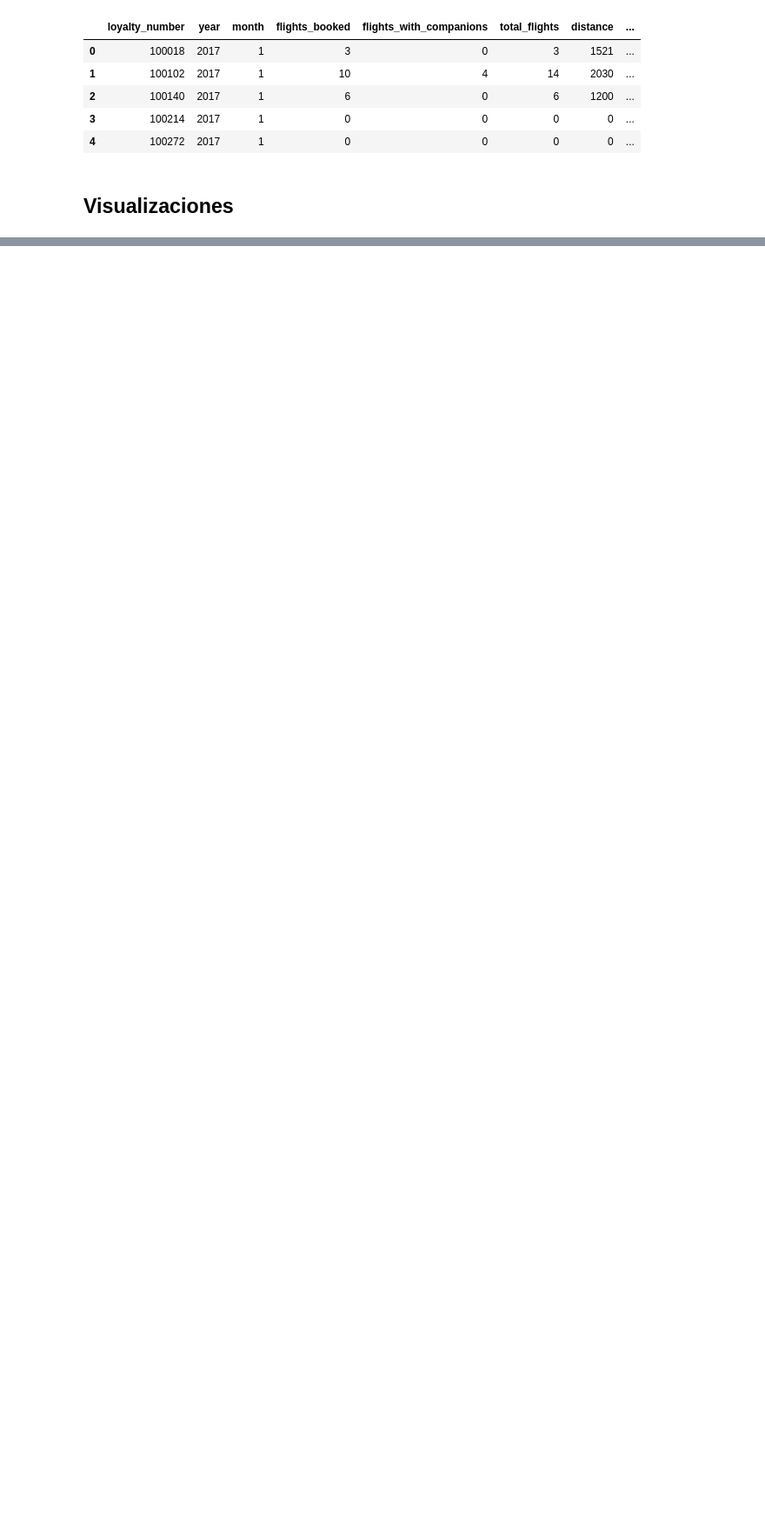
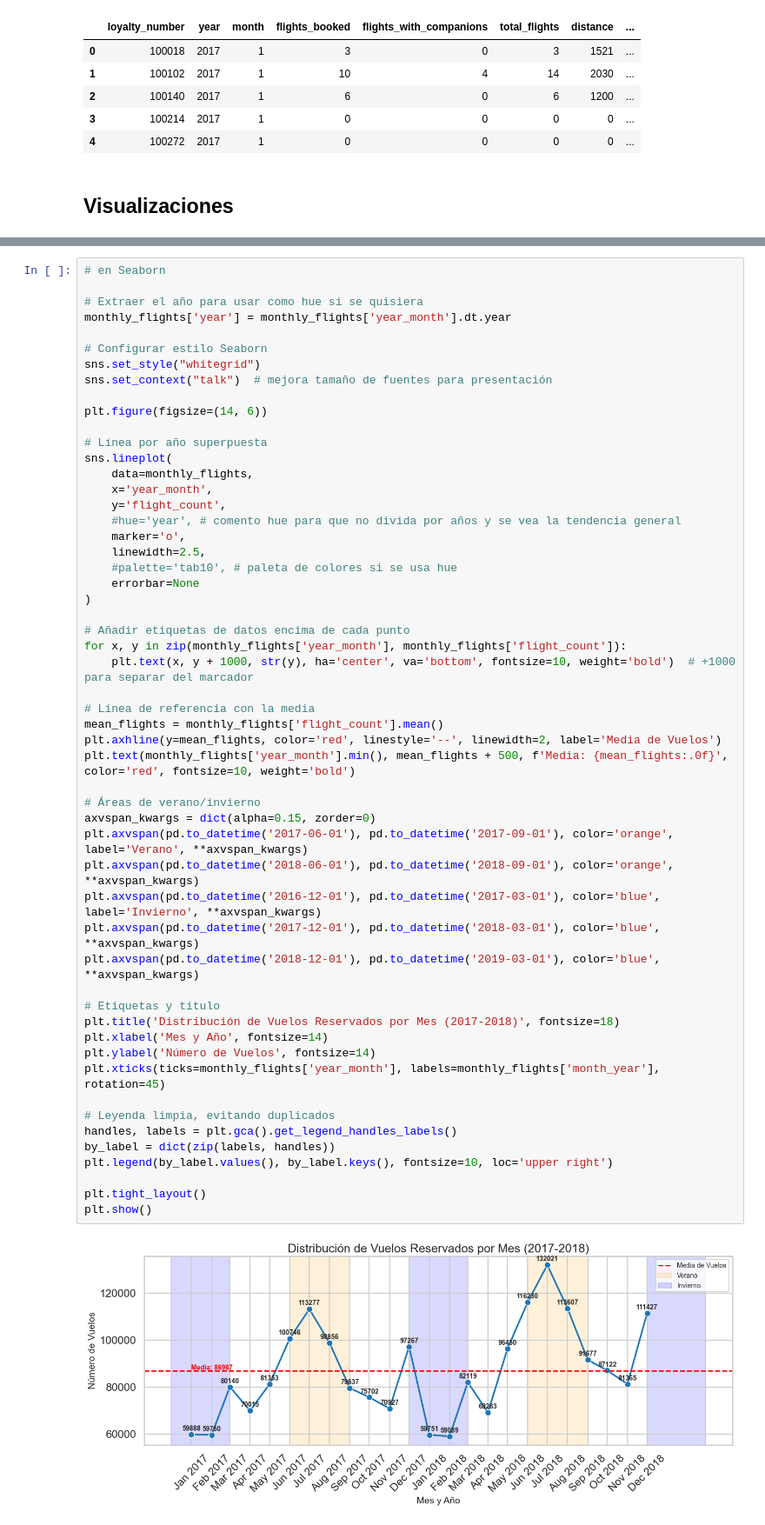
Before and after one commit to Adalab/bda-modulo-3-evaluacion-final-juliabeco, a Jupyter notebook: evaluacionM3.ipynb, the cells around one changed output, grey strips where cells are left out. Shown at 87% size. Drawn from its saved outputs; the diff is of its cells as text; blank space fills up the shorter version.

```diff
--- a/evaluacionM3.ipynb
+++ b/evaluacionM3.ipynb
@@ -645,0 +705,56 @@ df_final.head()
+# %%
+# en Seaborn
+
+# Extraer el año para usar como hue si se quisiera
+monthly_flights['year'] = monthly_flights['year_month'].dt.year
+
+# Configurar estilo Seaborn
+sns.set_style("whitegrid")
+sns.set_context("talk")  # mejora tamaño de fuentes para presentación
+
+plt.figure(figsize=(14, 6))
+
+# Línea por año superpuesta
+sns.lineplot(
+    data=monthly_flights,
+    x='year_month',
+    y='flight_count',
+    #hue='year', # comento hue para que no divida por años y se vea la tendencia general
+    marker='o',
+    linewidth=2.5,
+    #palette='tab10', # paleta de colores si se usa hue
+    errorbar=None
+)
+
+# Añadir etiquetas de datos encima de cada punto
+for x, y in zip(monthly_flights['year_month'], monthly_flights['flight_count']):
+    plt.text(x, y + 1000, str(y), ha='center', va='bottom', fontsize=10, weight='bold')  # +1000 para separar del marcador
+
+# Línea de referencia con la media
+mean_flights = monthly_flights['flight_count'].mean()
+plt.axhline(y=mean_flights, color='red', linestyle='--', linewidth=2, label='Media de Vuelos')
+plt.text(monthly_flights['year_month'].min(), mean_flights + 500, f'Media: {mean_flights:.0f}', color='red', fontsize=10, weight='bold')
+
+# Áreas de verano/invierno
+axvspan_kwargs = dict(alpha=0.15, zorder=0)
+plt.axvspan(pd.to_datetime('2017-06-01'), pd.to_datetime('2017-09-01'), color='orange', label='Verano', **axvspan_kwargs)
+plt.axvspan(pd.to_datetime('2018-06-01'), pd.to_datetime('2018-09-01'), color='orange', **axvspan_kwargs)
+plt.axvspan(pd.to_datetime('2016-12-01'), pd.to_datetime('2017-03-01'), color='blue', label='Invierno', **axvspan_kwargs)
+plt.axvspan(pd.to_datetime('2017-12-01'), pd.to_datetime('2018-03-01'), color='blue', **axvspan_kwargs)
+plt.axvspan(pd.to_datetime('2018-12-01'), pd.to_datetime('2019-03-01'), color='blue', **axvspan_kwargs)
+
+# Etiquetas y título
+plt.title('Distribución de Vuelos Reservados por Mes (2017-2018)', fontsize=18)
+plt.xlabel('Mes y Año', fontsize=14)
+plt.ylabel('Número de Vuelos', fontsize=14)
+plt.xticks(ticks=monthly_flights['year_month'], labels=monthly_flights['month_year'], rotation=45)
+
+# Leyenda limpia, evitando duplicados
+handles, labels = plt.gca().get_legend_handles_labels()
+by_label = dict(zip(labels, handles))
+plt.legend(by_label.values(), by_label.keys(), fontsize=10, loc='upper right')
+
+plt.tight_layout()
+plt.show()
+# %% [output]
+[figure, added]
```
Also changed, not shown: parts of 25 cells of this notebook.
